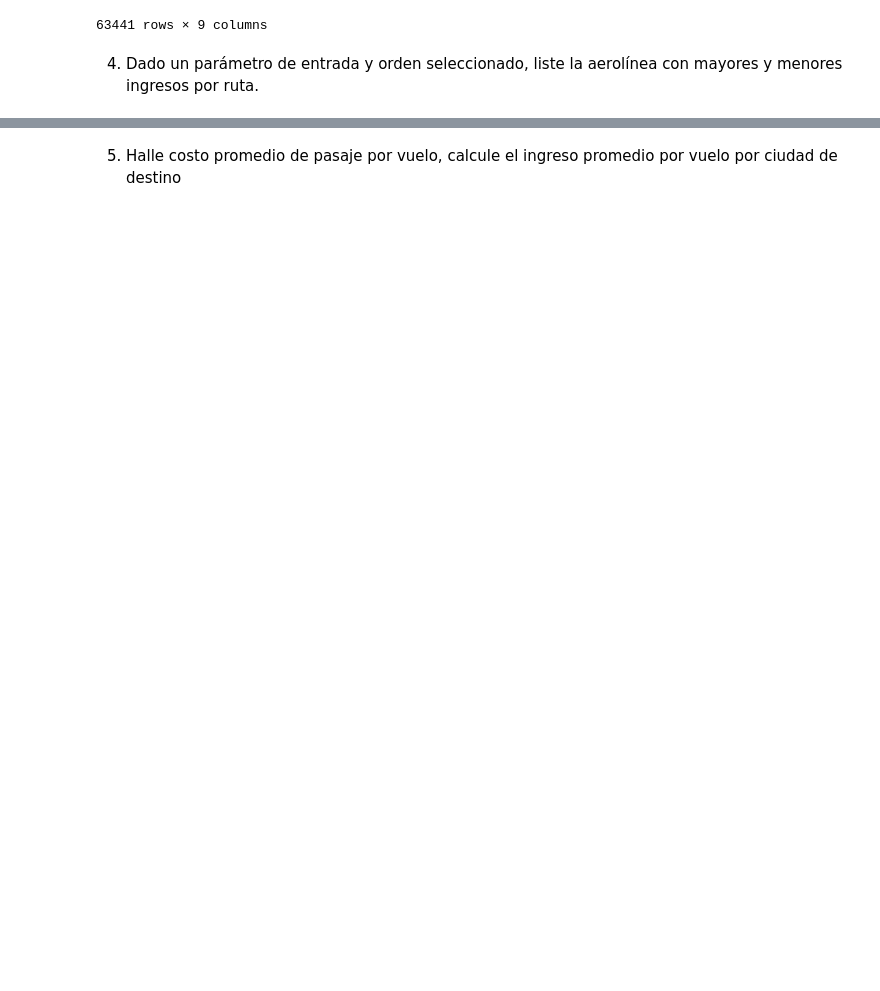
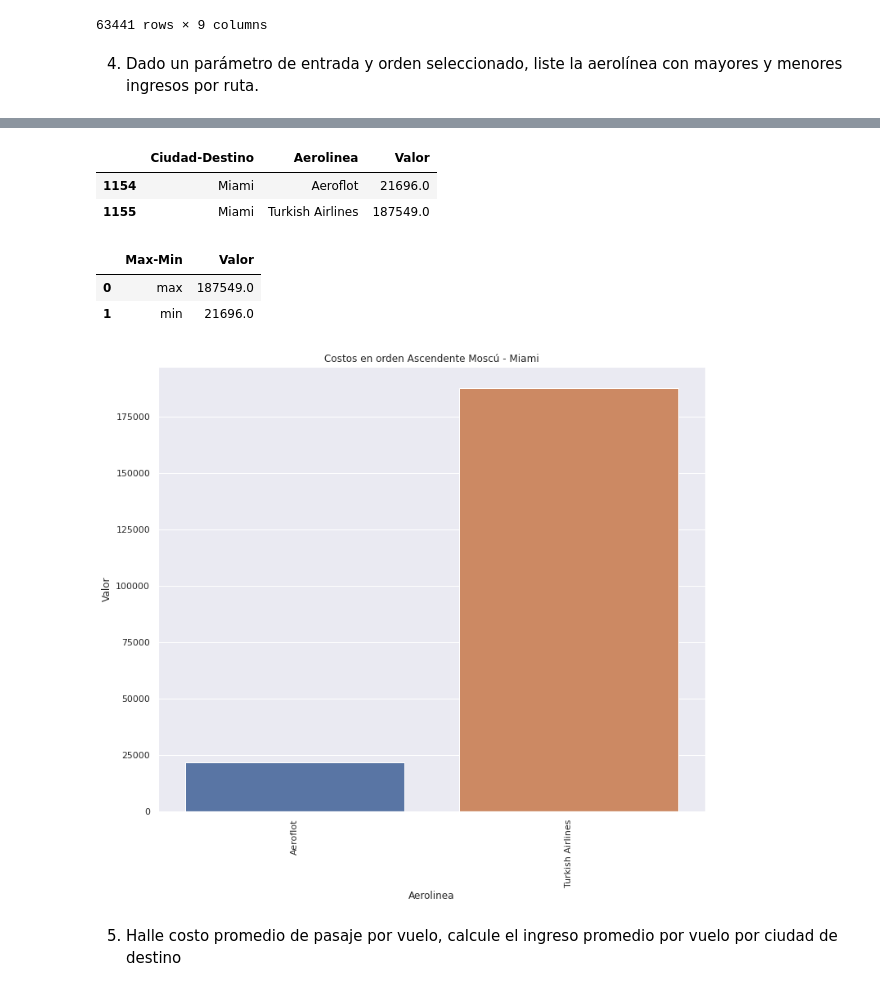
Before and after one commit to juandahur/ML-UdeA-Reto-Tec, a Jupyter notebook: Reto_Tecnologico.ipynb, the cells around one changed output, grey strips where cells are left out. Saved outputs shown, nothing was run; the diff lists cells and outputs as text; code cells hidden in the pictures; blank space fills up the shorter version.

```diff
--- a/Reto_Tecnologico.ipynb
+++ b/Reto_Tecnologico.ipynb
@@ -141,0 +144,9 @@ mayores y menores ingresos por ruta.
+# %%
+ticket_dataset_ciudades = ticket_dataset.merge(
+    airports[['municipality','iata_code']],
+    left_on = 'destination',
+    right_on = 'iata_code',
+    how = 'left'
+)[['municipality','airline','depart_date','value',]]
+#[['municipality','airline','value']].head(30)
+ticket_dataset_ciudades.head()
@@ -141,0 +160,11 @@ mayores y menores ingresos por ruta.
+# %%
+df_ciudades_aerolineas = ticket_dataset_ciudades.merge(
+    airlines[['name_translations.en','code']],
+    left_on = 'airline',
+    right_on = 'code',
+    how = 'left'
+)[['municipality','name_translations.en','value']]
+df_ciudades_aerolineas.rename(columns={'municipality':'Ciudad-Destino',
+                        'name_translations.en':'Aerolinea', 'value':'Valor'},
+               inplace=True)
+df_ciudades_aerolineas
@@ -141,0 +185,4 @@ mayores y menores ingresos por ruta.
+# %%
+#ticket_dataset_ruta = ticket_dataset[['destination','value','airline']].groupby(['destination','airline','value']).sum().sort_values('destination',ascending=True).reset_index()
+df_suma_destino_aerolinea = df_ciudades_aerolineas.groupby(['Ciudad-Destino','Aerolinea']).sum('Valor').sort_values('Ciudad-Destino',ascending=True).reset_index()
+df_suma_destino_aerolinea
@@ -142,3 +205,40 @@ mayores y menores ingresos por ruta.
+# %%
+ciudad_seleccionada = 'Miami'
+
+orden = 'A'
+
+if orden == 'A':
+  ascendente = True
+  orden_graficar = 'Ascendente'
+elif orden == 'D':
+  ascendente = False
+  orden_graficar = 'Descendente'
+
+df_max_min_destino = df_suma_destino_aerolinea[df_suma_destino_aerolinea['Ciudad-Destino']==ciudad_seleccionada].sort_values('Valor',ascending = orden )
+df_max_min_destino
+# %% [output]
+|  | Ciudad-Destino | Aerolinea | Valor |
+| 1154 | Miami | Aeroflot | 21696.0 |
+| 1155 | Miami | Turkish Airlines | 187549.0 |
+# %%
+df_max_min_destino1 = df_suma_destino_aerolinea[df_suma_destino_aerolinea['Ciudad-Destino']==ciudad_seleccionada].agg({
+    'Valor' : ['max','min']
+}).reset_index()
+
+df_max_min_destino1.rename(columns={'index':'Max-Min'},inplace=True)
+df_max_min_destino1
+# %% [output]
+|  | Max-Min | Valor |
+| 0 | max | 187549.0 |
+| 1 | min | 21696.0 |
+# %%
+sns.set(rc={"figure.figsize":(12,10)})
+sns.barplot(x ="Aerolinea", y ="Valor", data = df_max_min_destino)
+plt.title(f"Costos en orden {orden_graficar} Moscú - {ciudad_seleccionada}")
+plt.xticks(rotation= 90);
+plt.show()
+# %% [output]
+[figure, added]
 # %% [markdown]
 5. Halle costo promedio de pasaje por vuelo, calcule el ingreso promedio por vuelo
 por ciudad de destino
```
Also changed, not shown: parts of 9 cells of this notebook.
